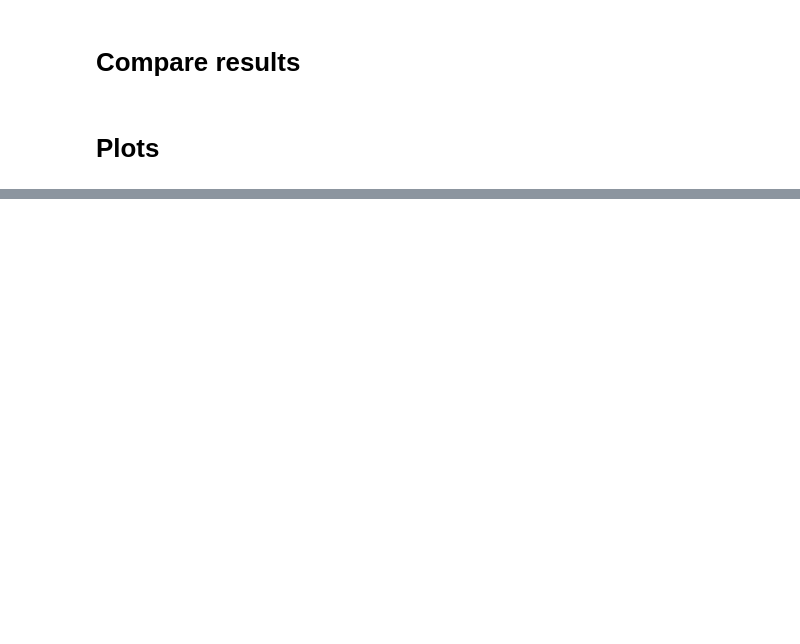
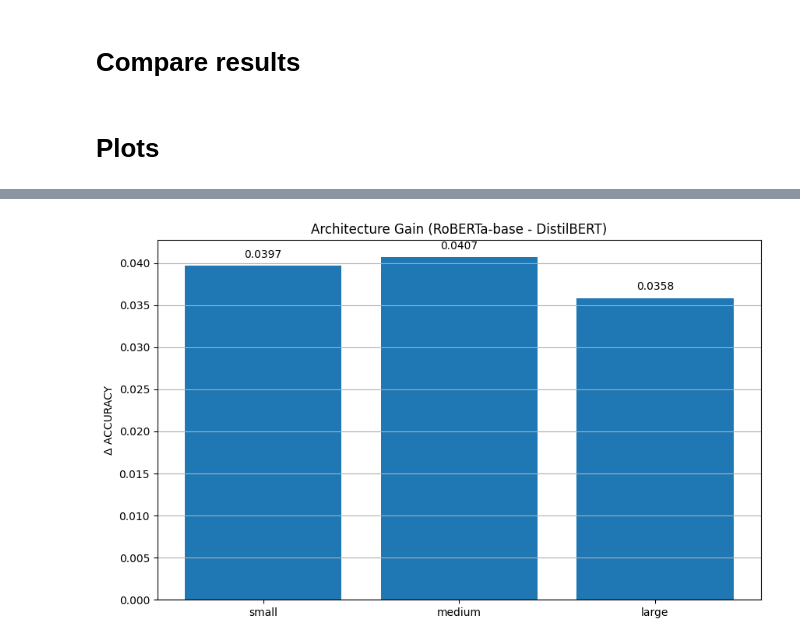
Before and after one commit to aayush-12321/Sentiment-Analysis-Project, a Jupyter notebook: Comparison_DistilBERT_RoBERTa_TwitterRoBERTa.ipynb, the cells around one changed output, grey strips where cells are left out. Cells and saved outputs as stored; diff of their text form; code cells hidden in the pictures; blank space fills up the shorter version.

```diff
--- a/Comparison_DistilBERT_RoBERTa_TwitterRoBERTa.ipynb
+++ b/Comparison_DistilBERT_RoBERTa_TwitterRoBERTa.ipynb
@@ -685,0 +946,4 @@ Experiment saved at: /kaggle/working/models/df_small-roberta
+# %%
+plot_architecture_gain(distil_paths, roberta_paths)
+# %% [output]
+[figure, added]
```
Also changed, not shown: parts of 55 cells of this notebook.
